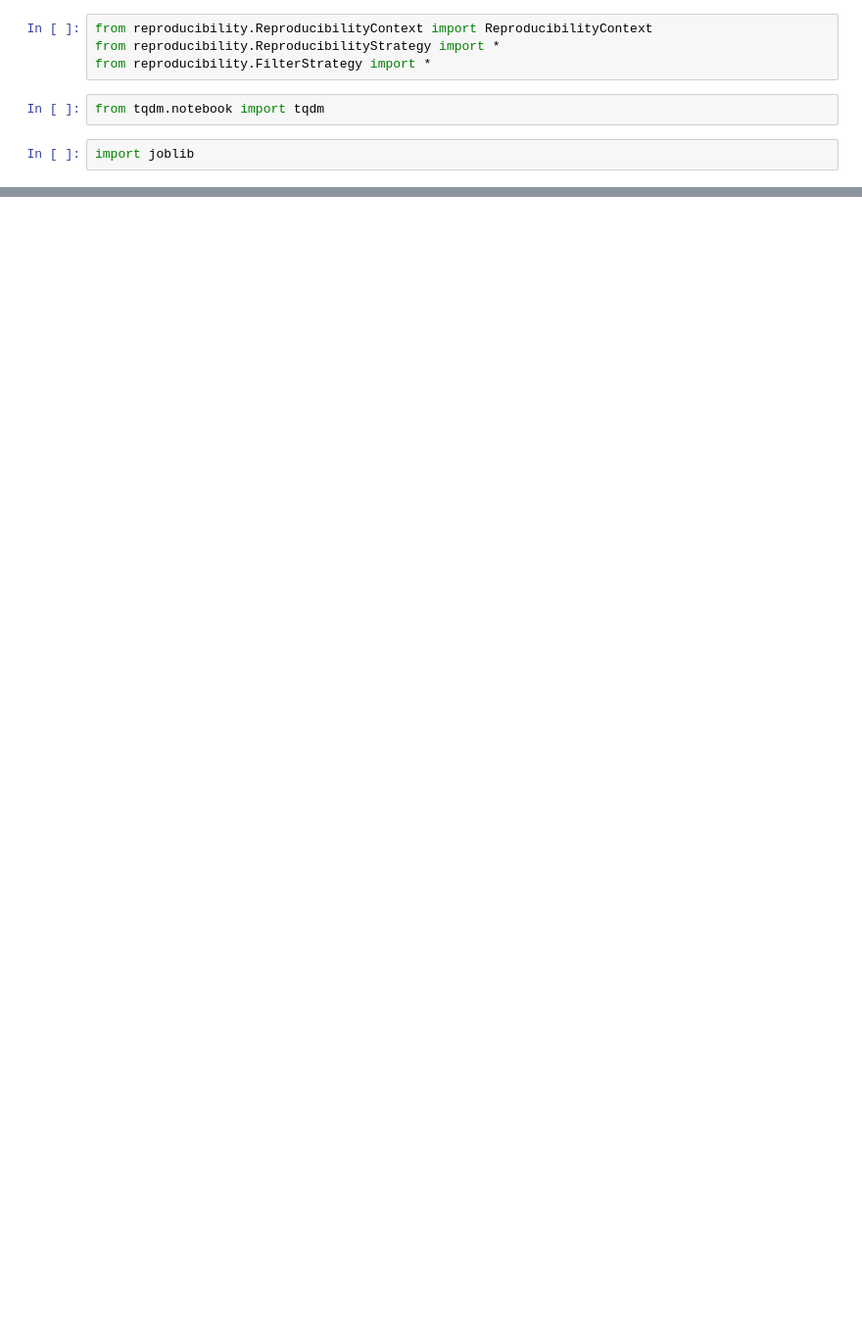
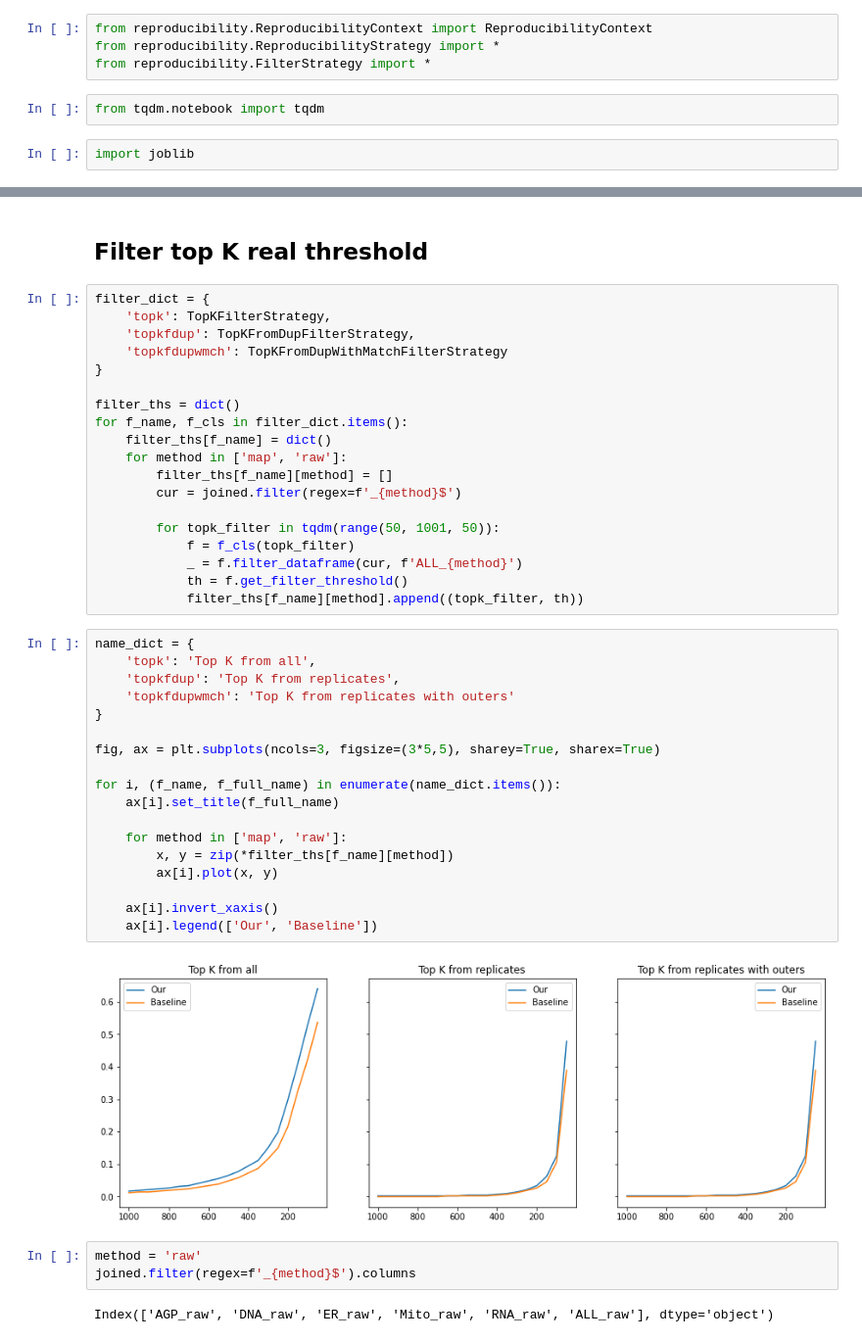
Before and after one commit to leorrose/CellProfiling-research, a Jupyter notebook: code/notebooks/Repeated-results-NEW.ipynb, the cells around one changed output, grey strips where cells are left out. Shown at 98% size. Cells and saved outputs as stored; diff of their text form; blank space fills up the shorter version.

```diff
--- a/code/notebooks/Repeated-results-NEW.ipynb
+++ b/code/notebooks/Repeated-results-NEW.ipynb
@@ -151,0 +218,46 @@ for method in ['map', 'raw']:
+# %% [markdown]
+## Filter top K real threshold
+# %%
+filter_dict = {
+    'topk': TopKFilterStrategy,
+    'topkfdup': TopKFromDupFilterStrategy,
+    'topkfdupwmch': TopKFromDupWithMatchFilterStrategy
+}
+
+filter_ths = dict()
+for f_name, f_cls in filter_dict.items():
+    filter_ths[f_name] = dict()
+    for method in ['map', 'raw']:
+        filter_ths[f_name][method] = []
+        cur = joined.filter(regex=f'_{method}$')
+
+        for topk_filter in tqdm(range(50, 1001, 50)):
+            f = f_cls(topk_filter)
+            _ = f.filter_dataframe(cur, f'ALL_{method}')
+            th = f.get_filter_threshold()
+            filter_ths[f_name][method].append((topk_filter, th))
+# %%
+name_dict = {
+    'topk': 'Top K from all',
+    'topkfdup': 'Top K from replicates',
+    'topkfdupwmch': 'Top K from replicates with outers'
+}
+
+fig, ax = plt.subplots(ncols=3, figsize=(3*5,5), sharey=True, sharex=True)
+
+for i, (f_name, f_full_name) in enumerate(name_dict.items()):
+    ax[i].set_title(f_full_name)
+
+    for method in ['map', 'raw']:
+        x, y = zip(*filter_ths[f_name][method])
+        ax[i].plot(x, y)
+
+    ax[i].invert_xaxis()
+    ax[i].legend(['Our', 'Baseline'])
+# %% [output]
+[figure, added]
+# %%
+method = 'raw'
+joined.filter(regex=f'_{method}$').columns
+# %% [output]
+Index(['AGP_raw', 'DNA_raw', 'ER_raw', 'Mito_raw', 'RNA_raw', 'ALL_raw'], dtype='object')
```
Also changed, not shown: parts of 16 cells of this notebook, 3 other files.
